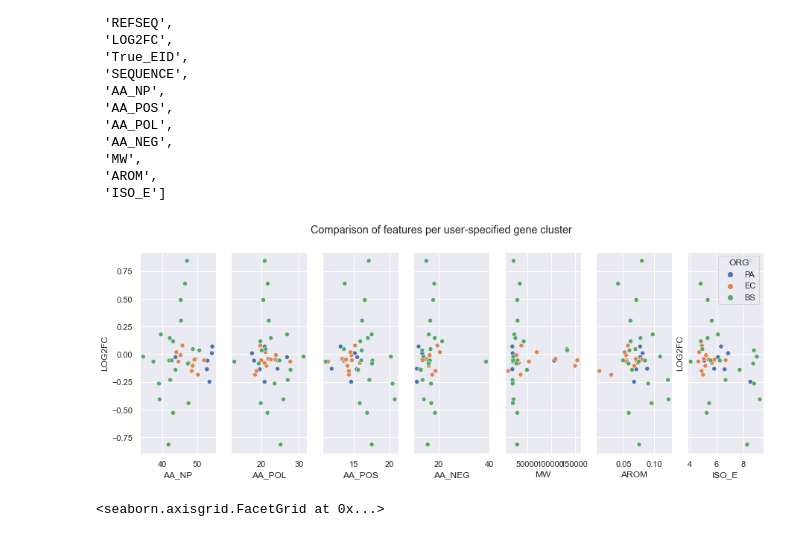
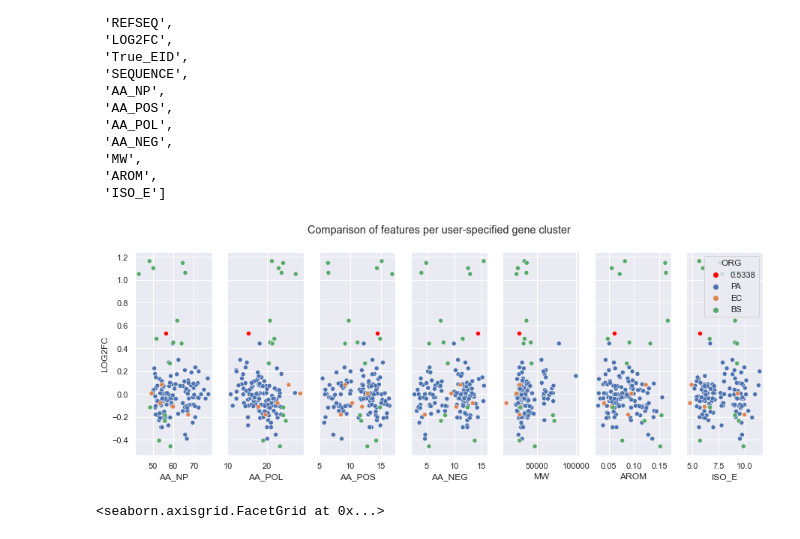
Before and after one commit to UWInSpace/InSpace, a Jupyter notebook: notebooks/Visualization_comparison_AK.ipynb, the cells around one changed output. Drawn from its saved outputs; the diff is of its cells as text; code cells hidden in the pictures.

Commit message:
Final plot for comparison of Julia's walkthrough with our visualization function

```diff
--- a/notebooks/Visualization_comparison_AK.ipynb
+++ b/notebooks/Visualization_comparison_AK.ipynb
@@ -64,9 +64,9 @@ sns.set()
 
 # function definition
 # NASA_data is the "compiled features complete CSV", maybe need to change to final version of this
-def cluster_visuals(user_df, NASA_data, user_genecluster):
-    user_df = UD
-    NASA_data = pd.read_csv("compiled_features_complete.csv")
+def cluster_visuals(user_df, NASA_df, user_genecluster):
+    UD = pd.read_csv(user_df)
+    NASA_data = pd.read_csv(NASA_df)
 
     ND_ABC = NASA_data[NASA_data['GENENAME'] == 'ABC_transporter']
     ND_CYT = NASA_data[NASA_data['GENENAME'] == 'cytochrome']
@@ -79,7 +79,6 @@ def cluster_visuals(user_df, NASA_data, user_genecluster):
 
     fig, axes = plt.subplots(1, 7, figsize= (15, 5), sharey=True)
     fig.suptitle('Comparison of features per user-specified gene cluster')
-    plt.ylabel('LOG2FC')
 
     if user_genecluster == 'ABC_transporter':
         ND = ND_ABC
@@ -100,6 +99,15 @@ def cluster_visuals(user_df, NASA_data, user_genecluster):
     else:
         print('Please check your user-defined gene cluster and ensure that it matches the possible 8 categories')
 
+    # user protein df
+    p0a = sns.scatterplot(ax=axes[0], data=UD, x='AA_NP', y='LOG2FC', hue='LOG2FC', palette=['red'], legend=False)
+    p1a = sns.scatterplot(ax=axes[1], data=UD, x='AA_POL', y='LOG2FC', hue='LOG2FC', palette=['red'], legend=False)
+    p2a = sns.scatterplot(ax=axes[2], data=UD, x='AA_POS', y='LOG2FC', hue='LOG2FC', palette=['red'], legend=False)
+    p3a = sns.scatterplot(ax=axes[3], data=UD, x='AA_NEG', y='LOG2FC', hue='LOG2FC', palette=['red'], legend=False)
+    p4a = sns.scatterplot(ax=axes[4], data=UD, x='MW', y='LOG2FC', hue='LOG2FC', palette=['red'], legend=False)
+    p5a = sns.scatterplot(ax=axes[5], data=UD, x='AROM', y='LOG2FC', hue='LOG2FC', palette=['red'], legend=False)
+    p6a = sns.scatterplot(ax=axes[6], data=UD, x='ISO_E', y='LOG2FC', hue='LOG2FC', palette=['red'])
+
     p0 = sns.scatterplot(ax=axes[0], data=ND, x='AA_NP', y='LOG2FC', hue='ORG', legend=False)
     p1 = sns.scatterplot(ax=axes[1], data=ND, x='AA_POL', y='LOG2FC', hue='ORG', legend=False)
     p2 = sns.scatterplot(ax=axes[2], data=ND, x='AA_POS', y='LOG2FC', hue='ORG', legend=False)
@@ -107,20 +115,11 @@ def cluster_visuals(user_df, NASA_data, user_genecluster):
     p4 = sns.scatterplot(ax=axes[4], data=ND, x='MW', y='LOG2FC', hue='ORG', legend=False)
     p5 = sns.scatterplot(ax=axes[5], data=ND, x='AROM', y='LOG2FC', hue='ORG', legend=False)
     p6 = sns.scatterplot(ax=axes[6], data=ND, x='ISO_E', y='LOG2FC', hue='ORG')
-
-    # user protein df
-    p0a = sns.scatterplot(ax=axes[0], data=UD, x='AA_NP', y='LOG2FC', legend=False)
-    p1a = sns.scatterplot(ax=axes[1], data=UD, x='AA_POL', y='LOG2FC', legend=False)
-    p2a = sns.scatterplot(ax=axes[2], data=UD, x='AA_POS', y='LOG2FC', legend=False)
-    p3a = sns.scatterplot(ax=axes[3], data=UD, x='AA_NEG', y='LOG2FC', legend=False)
-    p4a = sns.scatterplot(ax=axes[4], data=UD, x='MW', y='LOG2FC', legend=False)
-    p5a = sns.scatterplot(ax=axes[5], data=UD, x='AROM', y='LOG2FC', legend=False)
-    p6a = sns.scatterplot(ax=axes[6], data=UD, x='ISO_E', y='LOG2FC')
 # %%
 # test of function
-cluster_visuals(user_df, NASA_data, 'RNA_polymerase')
+cluster_visuals("practice_viz_AK.csv", "compiled_features_complete.csv", 'ABC_transporter')
 # %% [output]
-[figure, old version]
+[figure, new version]
 # %%
 grid1 = sns.FacetGrid(NASA_data, col='GENENAME', hue='ORG')
 grid1.map(sns.scatterplot, 'AA_NP', "LOG2FC")
```
